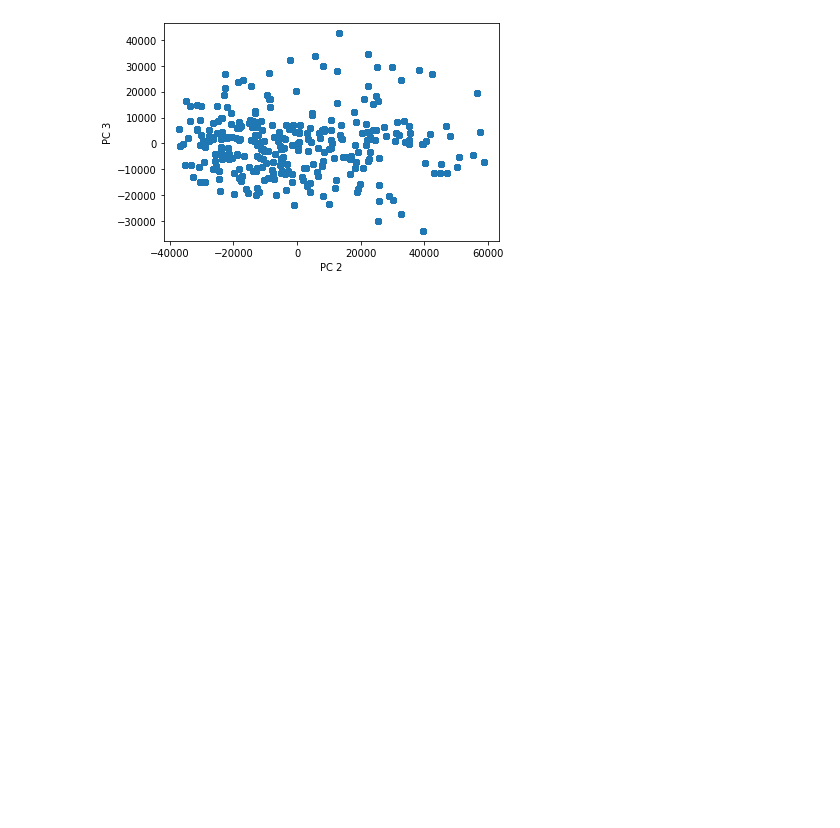
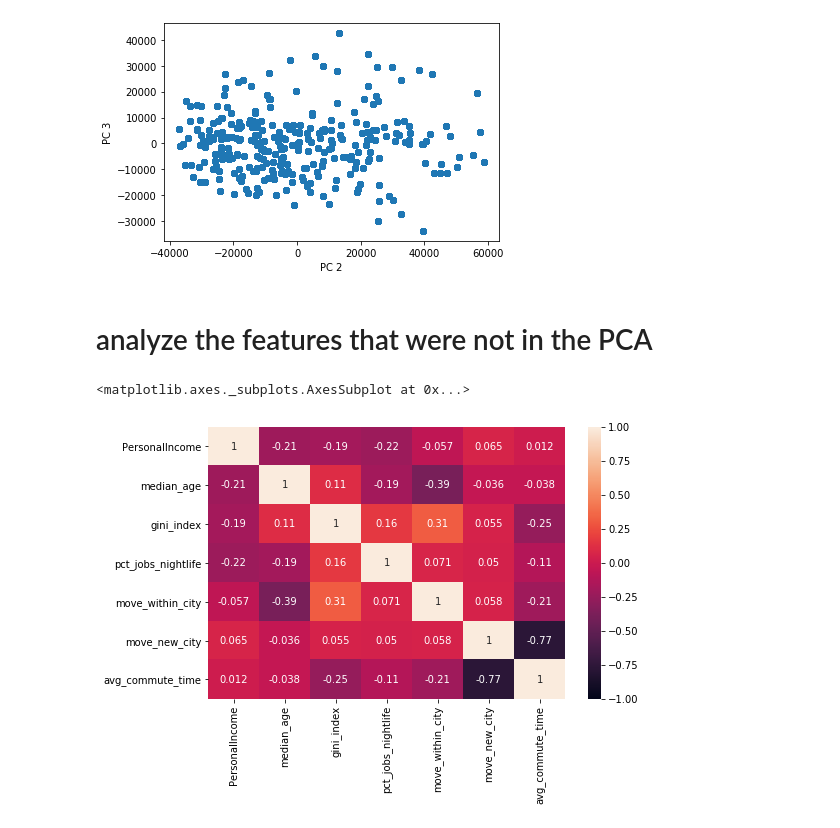
Before and after one commit to EugeniaDickson/zillow_rent_index, a Jupyter notebook: casey/PCA.ipynb, the cells around one changed output. Drawn from its saved outputs; the diff is of its cells as text; code cells hidden in the pictures; blank space fills up the shorter version.

```diff
--- a/casey/PCA.ipynb
+++ b/casey/PCA.ipynb
@@ -95,3 +108,14 @@ plt.ylabel('PC 3')
 # %% [output]
 Text(0, 0.5, 'PC 3')
 [figure]
+# %% [markdown]
+# analyze the features that were not in the PCA
+# %%
+df2 = df.drop(['total_pop','households','median_income','income_per_capita','pct_poverty','pct_college','housing_availability',
+           'home_density','pct_unemployed'],axis=1) # remove features in the PCA
+# %%
+plt.figure(figsize=(8,5))
+sns.heatmap(df2.corr(),vmin=-1, vmax=1, annot=True)
+# %% [output]
+<matplotlib.axes._subplots.AxesSubplot at 0x...>
+[figure, added]
```
Also changed, not shown: parts of 14 cells of this notebook.
